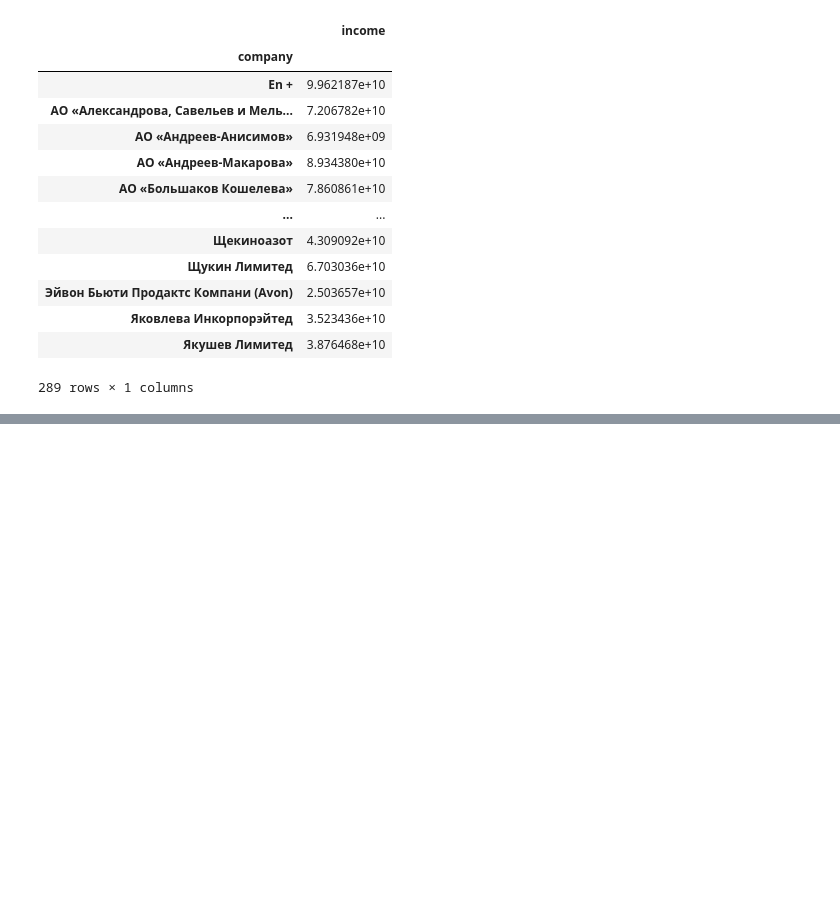
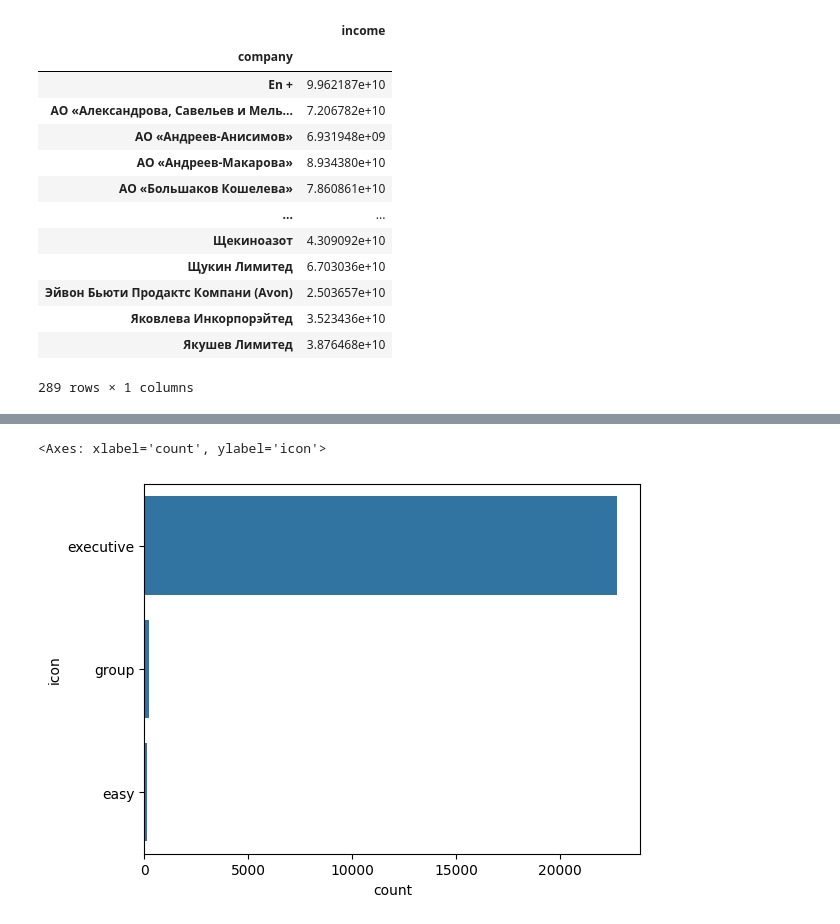
Before and after one commit to EDB999/IST_Labs, a Jupyter notebook: JuPyter_Lab3_N.ipynb, the cells around one changed output, grey strips where cells are left out. Cells and saved outputs as stored; diff of their text form; code cells hidden in the pictures; blank space fills up the shorter version.

```diff
--- a/JuPyter_Lab3_N.ipynb
+++ b/JuPyter_Lab3_N.ipynb
@@ -33,0 +114,9 @@ read_n_agg('./3_companies.csv')
+# %%
+#11
+
+count_plot_icon = sns.countplot(df_taxi['icon'])
+
+count_plot_icon
+# %% [output]
+<Axes: xlabel='count', ylabel='icon'>
+[figure, added]
```
Also changed, not shown: parts of 9 cells of this notebook.
